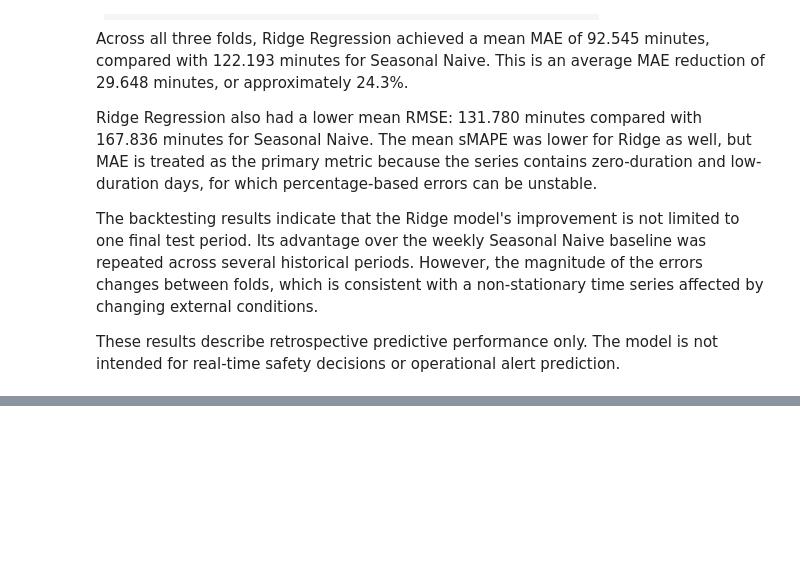
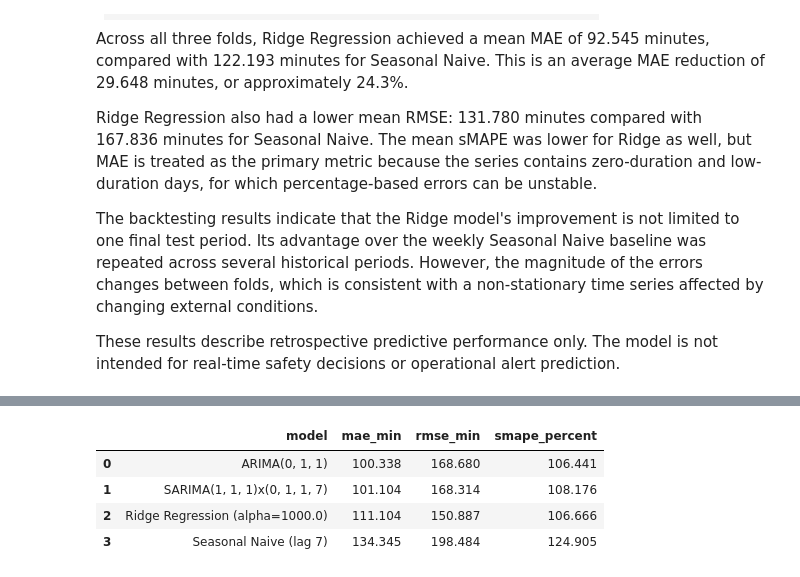
Before and after one commit to mariiaikonnikova6-rgb/Time-Series-Analysis-of-air-raid-alerts-in-Ukraine, a Jupyter notebook: notebooks/03_forecasting_preparation.ipynb, the cells around one changed output, grey strips where cells are left out. Drawn from its saved outputs; the diff is of its cells as text; code cells hidden in the pictures; blank space fills up the shorter version.

```diff
--- a/notebooks/03_forecasting_preparation.ipynb
+++ b/notebooks/03_forecasting_preparation.ipynb
@@ -2282,0 +4886,21 @@ These results describe retrospective predictive performance only. The model is n
+# %%
+import pandas as pd
+
+metrics_check = pd.read_csv(config.FORECAST_METRICS_FILE)
+
+display(
+    metrics_check[
+        [
+            "model",
+            "mae_min",
+            "rmse_min",
+            "smape_percent",
+        ]
+    ].round(3)
+)
+# %% [output]
+|  | model | mae_min | rmse_min | smape_percent |
+| 0 | ARIMA(0, 1, 1) | 100.338 | 168.680 | 106.441 |
+| 1 | SARIMA(1, 1, 1)x(0, 1, 1, 7) | 101.104 | 168.314 | 108.176 |
+| 2 | Ridge Regression (alpha=1000.0) | 111.104 | 150.887 | 106.666 |
+| 3 | Seasonal Naive (lag 7) | 134.345 | 198.484 | 124.905 |
```
Also changed, not shown: parts of 7 cells of this notebook, 10 other files.
